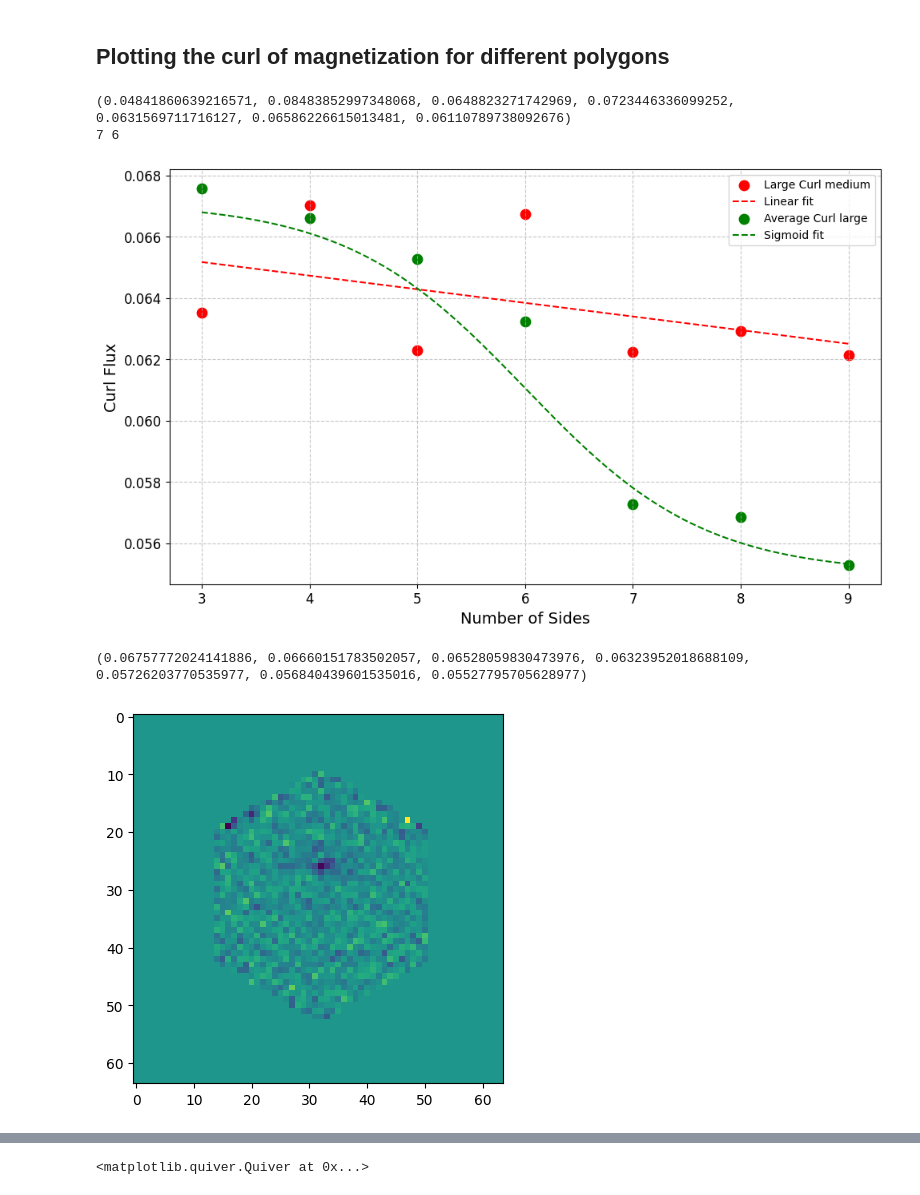
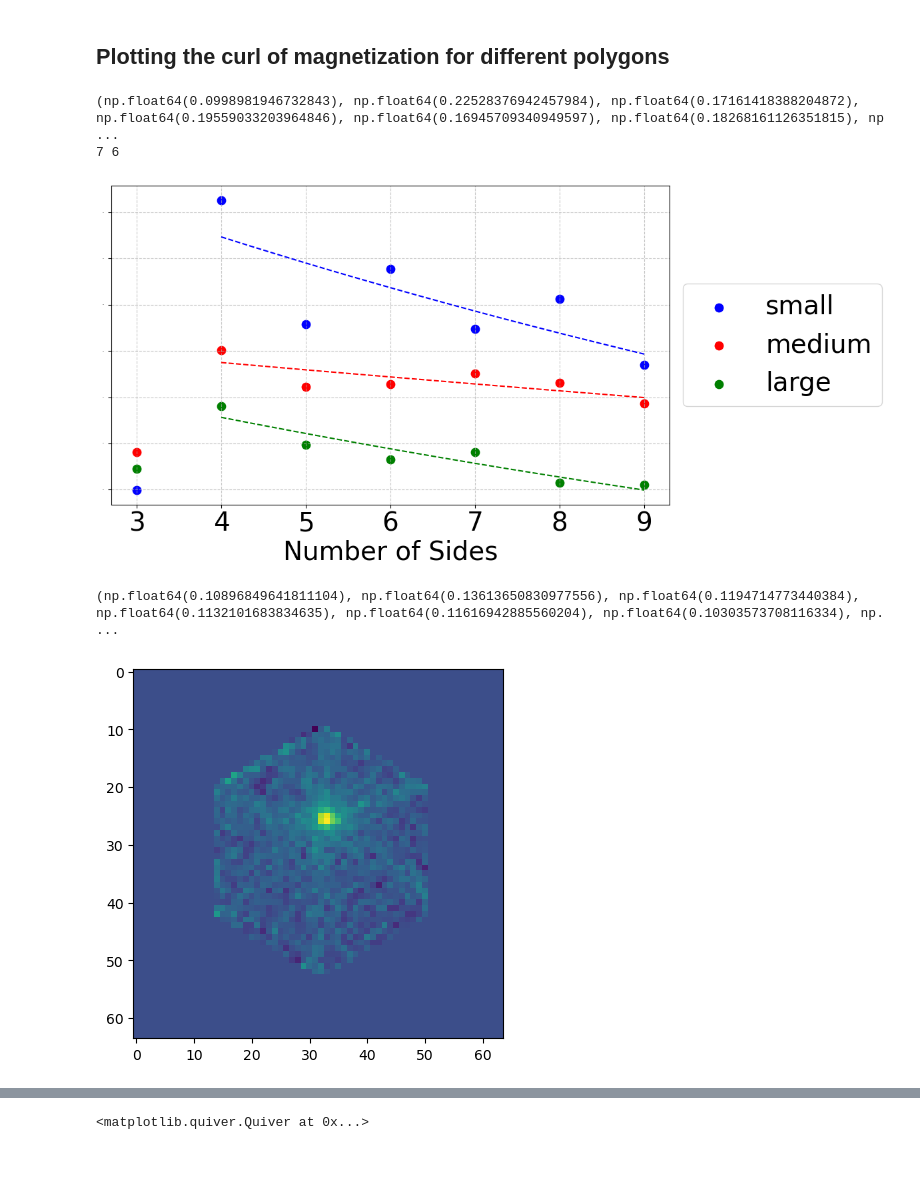
Before and after one commit to erikkoh/NanoTools, a Jupyter notebook: TEM/TEM_masking/curl_plotting.ipynb, the cells around one changed output, grey strips where cells are left out. Cells and saved outputs as stored; diff of their text form; code cells hidden in the pictures; blank space fills up the shorter version.

```diff
--- a/TEM/TEM_masking/curl_plotting.ipynb
+++ b/TEM/TEM_masking/curl_plotting.ipynb
@@ -12,12 +12,13 @@ import sys
 # %%
 def calc_curl(vector_list):
     vector_list = np.where(vector_list == 0, np.nan, vector_list)
+    vector_list = np.rot90(vector_list)
     x_vec = vector_list[:,:,1]
     y_vec = vector_list[:,:,0]
     dy_dx = np.gradient(y_vec, axis=0)
     dx_dy = np.gradient(x_vec, axis=1)
     curl = dy_dx - dx_dy
-    curl = np.where(np.isnan(curl), 0, curl)
+    curl = np.rot90(np.where(np.isnan(curl), 0, curl), k=3)
     return curl
 # %%
 
@@ -75,11 +76,23 @@ def average_curl(folder = "masked_shapes/",plot=False):
 # %%
 
 
+
+def exponential_decay_func(x,L,k,x0):
+    return L * np.exp(-k*(x-x0))
+
 sides, curl_list = average_curl("masked_smaller") #total_curl(True)
+curl_tot = np.array(curl_list)/3
+
 print(curl_list)
 
-plt.figure(figsize=(10, 6))
-#plt.scatter(sides, curl_list, color='b', label='Max Curl small', s=80)
+popt, _ = curve_fit(exponential_decay_func, sides[1:], curl_list[1:])#, p0=[max(curl_list), 1, np.median(sides)])
+
+x_smooth = np.linspace(min(sides[1:]), max(sides), 500)
+y_smooth = exponential_decay_func(x_smooth, *popt)
+
+plt.figure(figsize=(12, 6))
+plt.scatter(sides, curl_list, color='b', label='small', s=80)
+plt.plot(x_smooth, y_smooth, color='b', linestyle='--')
 
 def logistic_func(x, L, k, x0):
     return L / (1 + np.exp(-k * (x - x0)))
@@ -98,63 +111,65 @@ def sigmoid(x):
 #    return 0.012 *0.1 * (1/(1+np.exp(1.2*(x-6)))) +0.0625
 
 
-
-def exponential_decay_func(x,L,k,x0):
-    return L * np.exp(-k*(x-x0))
-
 print(len(sides), len(sides[1:]) )
 
-#popt, _ = curve_fit(sigmoid, sides, curl_list)#, p0=[max(curl_list), 1, np.median(sides)])
+popt, _ = curve_fit(exponential_decay_func, sides[1:], curl_list[1:])#, p0=[max(curl_list), 1, np.median(sides)])
 
 x_smooth = np.linspace(min(sides[1:]), max(sides), 500)
-#y_smooth = linear_fit(x_smooth, *popt)
-y_smooth = sigmoid(x_smooth)
+y_smooth = exponential_decay_func(x_smooth, *popt)
 
-#plt.plot(x_smooth, y_smooth, color='b', linestyle='--', label='Sigmoid fit')
+# plt.plot(x_smooth, y_smooth, color='b', linestyle='--', label='exponential fit')
 
 #medium plot
 sides, curl_list = average_curl("masked_medium")
+curl_tot += np.array(curl_list)/3
 
-plt.scatter(sides, curl_list, color='r', label='Large Curl medium', s=80)
-popt, _ = curve_fit(linear_fit, sides, curl_list)#, p0=[max(curl_list), 1, np.median(sides)])
-x_smooth = np.linspace(min(sides), max(sides), 500)
-y_smooth = linear_fit(x_smooth, *popt)
-#y_smooth = sigmoid(x_smooth)
-plt.plot(x_smooth, y_smooth, color='r', linestyle='--', label='Linear fit')
+plt.scatter(sides, curl_list, color='r', label='medium', s=80)
+popt, _ = curve_fit(exponential_decay_func, sides[1:], curl_list[1:])#, p0=[max(curl_list), 1, np.median(sides)])
+x_smooth = np.linspace(min(sides[1:]), max(sides), 500)
+y_smooth = exponential_decay_func(x_smooth, *popt)
+plt.plot(x_smooth, y_smooth, color='r', linestyle='--')
 
 #Largest plot
 sides, curl_list = average_curl()
-plt.scatter(sides, curl_list, color='g', label='Average Curl large', s=80)
+curl_tot += np.array(curl_list)/3
+plt.scatter(sides, curl_list, color='g', label='large', s=80)
 def sigmoid(x):
     return 0.012 *1.01 * (1/(1+np.exp(1.2*(x-6)))) +0.055
-x_smooth = np.linspace(min(sides), max(sides), 500)
-#y_smooth = linear_fit(x_smooth, *popt)
-y_smooth = sigmoid(x_smooth)
+popt, _ = curve_fit(exponential_decay_func, sides[1:], curl_list[1:])
+x_smooth = np.linspace(min(sides[1:]), max(sides), 500)
+y_smooth = exponential_decay_func(x_smooth, *popt)
+# y_smooth = sigmoid(x_smooth)
 
-plt.plot(x_smooth, y_smooth, color='g', linestyle='--', label='Sigmoid fit')
+plt.plot(x_smooth, y_smooth, color='g', linestyle='--')
+
+# popt, _ = curve_fit(exponential_decay_func, sides[1:], curl_tot[1:])
+# plt.plot(x_smooth, y_smooth, color='r', linestyle='--', label='Trend for all')
 
 
 
-
-plt.xlabel("Number of Sides", fontsize=14)
-plt.ylabel("Curl Flux", fontsize=14)
+plt.xlabel("Number of Sides", fontsize=28)
+# plt.ylabel("Curl Flux", fontsize=28)
 plt.grid(True, linestyle='--', alpha=0.7)
-plt.legend()
-plt.xticks(fontsize=12)
-plt.yticks(fontsize=12)
+plt.legend(loc='center left', bbox_to_anchor=(1, 0.5), fontsize =28)
+plt.xticks(fontsize=28)
+plt.yticks(fontsize=0)
+# plt.gca().get_yaxis().set_visible(True)
+plt.grid(True)
 
 #plt.ylim(0.05, max(curl_list) * 1.2)
+
 
 plt.tight_layout()
 plt.savefig("Trend_total.png", dpi=300)
 plt.show()
 
 print(curl_list)
 # %% [output]
-(0.04841860639216571, 0.08483852997348068, 0.0648823271742969, 0.0723446336099252, 0.0631569711716127, 0.06586226615013481, 0.06110789738092676)
+(np.float64(0.0998981946732843), np.float64(0.22528376942457984), np.float64(0.17161418388204872), np.float64(0.19559033203964846), np.float64(0.16945709340949597), np.float64(0.18268161126351815), np ...
 7 6
-[figure, old version]
+[figure, new version]
-(0.06757772024141886, 0.06660151783502057, 0.06528059830473976, 0.06323952018688109, 0.05726203770535977, 0.056840439601535016, 0.05527795705628977)
+(np.float64(0.10896849641811104), np.float64(0.13613650830977556), np.float64(0.1194714773440384), np.float64(0.1132101683834635), np.float64(0.11616942885560204), np.float64(0.10303573708116334), np. ...
 # %%
 hexagon = np.load('masked_shapes/6.npy')
 hexagon = np.where(hexagon == 0, np.nan, hexagon)
@@ -165,7 +180,7 @@ plt.savefig("curl_hexagon.png")
 
 plt.show()
 # %% [output]
-[figure, old version]
+[figure, new version]
 # %%
 fig, ax = plt.subplots(1,1,figsize=(4,4))
 ax.set_yticks([])
```
Also changed, not shown: parts of 1 cell of this notebook.
